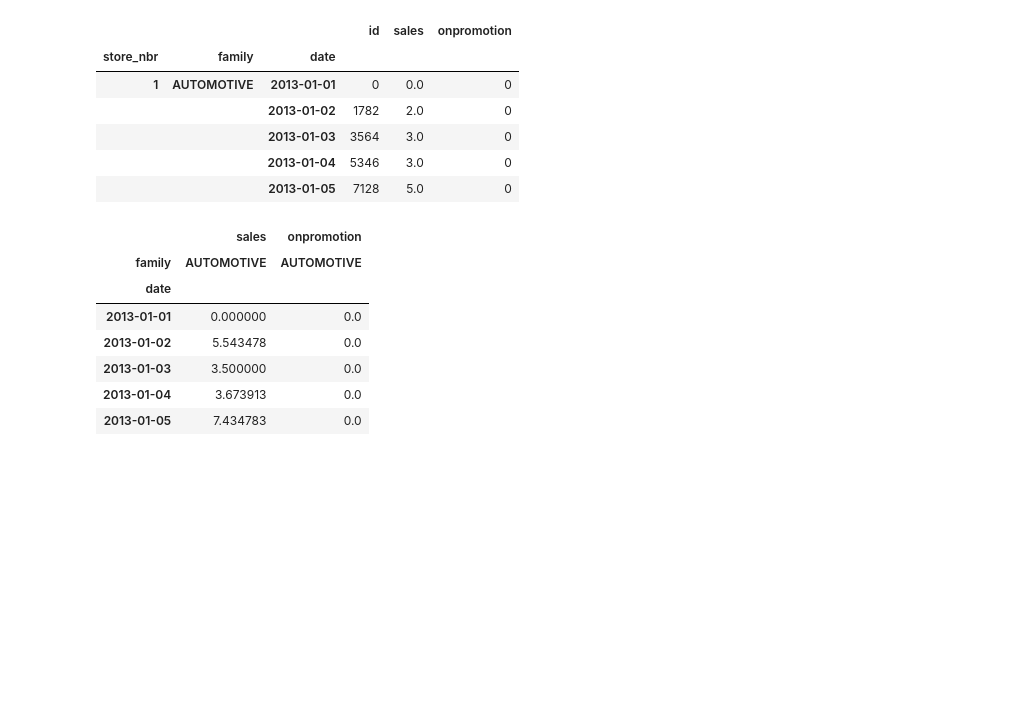
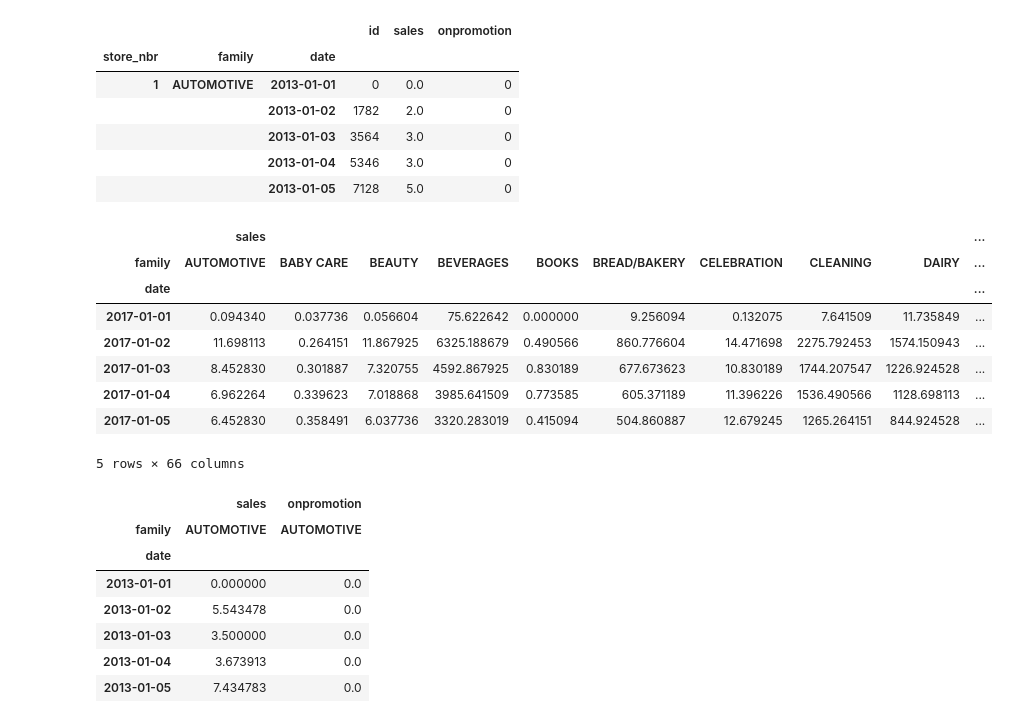
Before and after one commit to InspectorGoole/Sales-Demand-Forecast, a Jupyter notebook: sales_fore.ipynb, the cells around one changed output. Saved outputs shown, nothing was run; the diff lists cells and outputs as text; code cells hidden in the pictures; blank space fills up the shorter version.

```diff
--- a/sales_fore.ipynb
+++ b/sales_fore.ipynb
@@ -151,6 +238,18 @@ family_sales = (
     df.groupby(['family', 'date']).mean().unstack('family')
     .loc[:,['sales', 'onpromotion']]
 )
+# %%
+family_sales.head()
+# %% [output]
+|  | sales |  |  |  |  |  |  |  |  | ... |
+| family | AUTOMOTIVE | BABY CARE | BEAUTY | BEVERAGES | BOOKS | BREAD/BAKERY | CELEBRATION | CLEANING | DAIRY | ... |
+| date |  |  |  |  |  |  |  |  |  | ... |
+| 2017-01-01 | 0.094340 | 0.037736 | 0.056604 | 75.622642 | 0.000000 | 9.256094 | 0.132075 | 7.641509 | 11.735849 | ... |
+| 2017-01-02 | 11.698113 | 0.264151 | 11.867925 | 6325.188679 | 0.490566 | 860.776604 | 14.471698 | 2275.792453 | 1574.150943 | ... |
+| 2017-01-03 | 8.452830 | 0.301887 | 7.320755 | 4592.867925 | 0.830189 | 677.673623 | 10.830189 | 1744.207547 | 1226.924528 | ... |
+| 2017-01-04 | 6.962264 | 0.339623 | 7.018868 | 3985.641509 | 0.773585 | 605.371189 | 11.396226 | 1536.490566 | 1128.698113 | ... |
+| 2017-01-05 | 6.452830 | 0.358491 | 6.037736 | 3320.283019 | 0.415094 | 504.860887 | 12.679245 | 1265.264151 | 844.924528 | ... |
+5 rows × 66 columns
 # %%
 family_sales.to_csv('family_sales.csv')
 # %%
```
Also changed, not shown: parts of 36 cells of this notebook.
